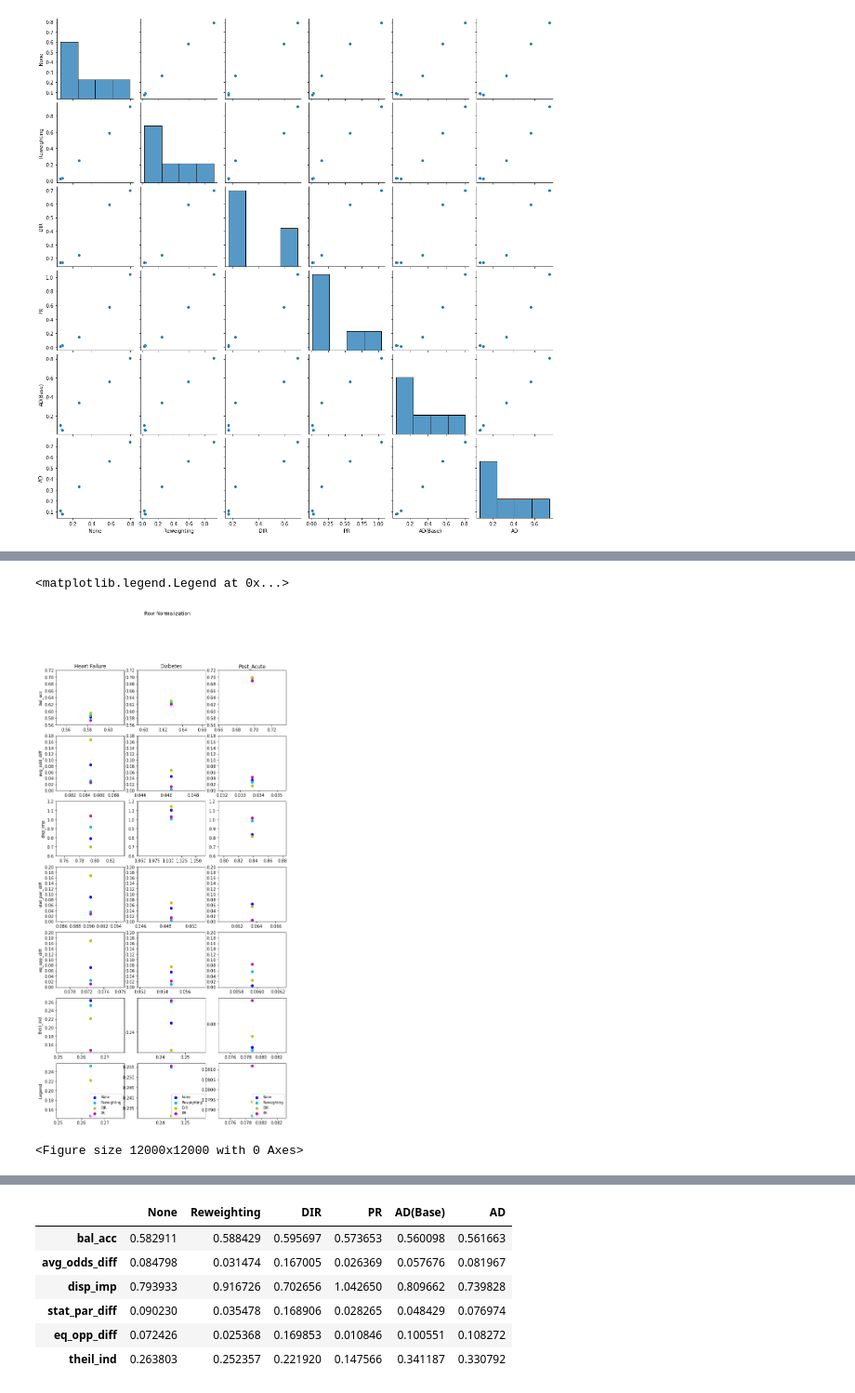
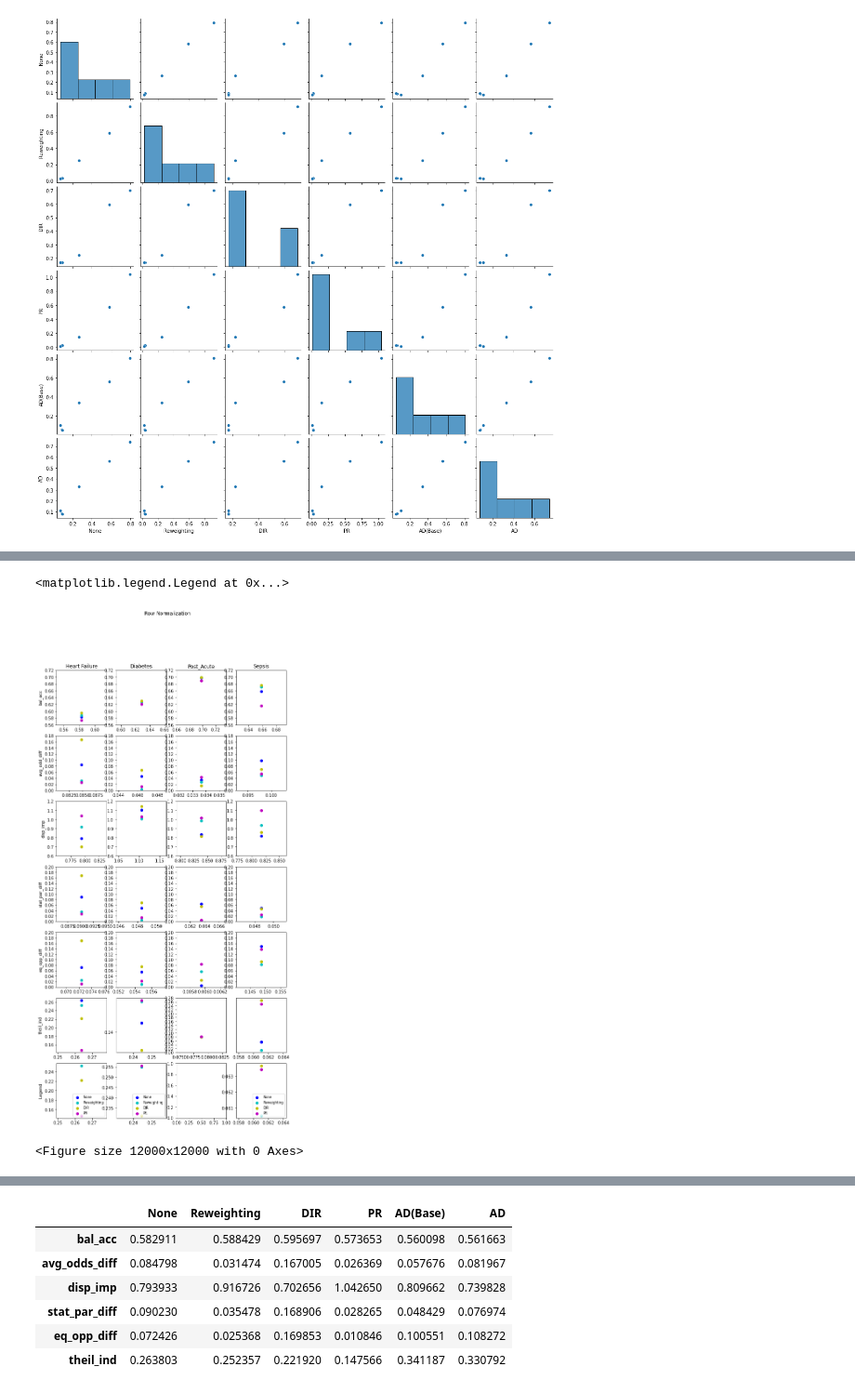
Before and after one commit to sujinjian/BiasMitigationProject, a Jupyter notebook: Main-AnalysisGraphs.ipynb, the cells around one changed output, grey strips where cells are left out. Shown: that part at 93% size. Cells and saved outputs as stored; diff of their text form; code cells hidden in the pictures.

```diff
--- a/Main-AnalysisGraphs.ipynb
+++ b/Main-AnalysisGraphs.ipynb
@@ -14,6 +14,10 @@ display(diabetes)
 print("PostAcute")
 post_acute = pd.read_pickle("PostAcute_Results_Pickle")
 display(post_acute)
+
+print("Sepsis")
+sepsis = pd.read_pickle("Sepsis_Results_Pickle")
+display(sepsis)
 # %% [output]
 Heart Failure
 |  |  | bal_acc | avg_odds_diff | disp_imp | stat_par_diff | eq_opp_diff | theil_ind |
@@ -51,4 +64,8 @@ display(diabetes)
 
 post_acute = post_acute.abs()
 display(post_acute)
+
+
+sepsis = sepsis.abs()
+display(sepsis)
 # %% [output]
@@ -83,7 +108,8 @@ def format_df(df):
     return df
 
 heart_failure = format_df(heart_failure)
-heart_failure
-
 diabetes = format_df(diabetes)
 post_acute = format_df(post_acute)
+sepsis = format_df(sepsis)
+
+sepsis
@@ -321,7 +413,7 @@ ax.legend((None_,Reweight, DIR, PR),("None", "Reweighting", "DIR", "PR"),scatter
 plt.rcParams['figure.figsize'] = (10, 20)
 
 
-fig, axs = plt.subplots(7,3)
+fig, axs = plt.subplots(7,4)
 fig.suptitle('Row Normalization')
 colors = ['b', 'c', 'y', 'm', 'r', 'g']
 fig=plt.figure(figsize=(20,20), dpi= 600, facecolor='w', edgecolor='k')
@@ -554,34 +646,105 @@ ax.set_yticks(r3)
 df_c = df_c1[4:5]
 ax = axs[4,col]
 None_ = ax.scatter(df_c["None"], df_c["None"], color=colors[0])
 Reweight = ax.scatter(df_c["None"], df_c["Reweighting"], color=colors[1])
 DIR = ax.scatter(df_c["None"], df_c["DIR"], color=colors[2])
 PR = ax.scatter(df_c["None"], df_c["PR"], color=colors[3])
 #ax.legend((None_,Reweight, DIR, PR),("None", "Reweighting", "DIR", "PR"),scatterpoints=1,loc='lower right',ncol=1,fontsize=8)
 ax.set_yticks(r4)
 
 
 
 df_c = df_c1[5:6]
 ax = axs[5,col]
 None_ = ax.scatter(df_c["None"], df_c["None"], color=colors[0])
 Reweight = ax.scatter(df_c["None"], df_c["Reweighting"], color=colors[1])
 DIR = ax.scatter(df_c["None"], df_c["DIR"], color=colors[2])
 PR = ax.scatter(df_c["None"], df_c["PR"], color=colors[3])
 #ax.legend((None_,Reweight, DIR, PR),("None", "Reweighting", "DIR", "PR"),scatterpoints=1,loc='lower right',ncol=1,fontsize=8)
 ax.set_yticks(r5)
 
 
 
+#Fourth Column
+
+
+df_c1 = sepsis
+col = 3
+
+df_c = df_c1[0:1]
+ax = axs[0,col]
+None_ = ax.scatter(df_c["None"], df_c["None"], color=colors[0])
+Reweight = ax.scatter(df_c["None"], df_c["Reweighting"], color=colors[1])
+DIR = ax.scatter(df_c["None"], df_c["DIR"], color=colors[2])
+PR = ax.scatter(df_c["None"], df_c["PR"], color=colors[3])
+#ax.legend((None_,Reweight, DIR, PR),("None", "Reweighting", "DIR", "PR"),scatterpoints=1,loc='lower right',ncol=1,fontsize=8)
+ax.title.set_text("Sepsis")
+ax.set_yticks(r0)
+
+
+df_c = df_c1[1:2]
+ax = axs[1,col]
+None_ = ax.scatter(df_c["None"], df_c["None"], color=colors[0])
+Reweight = ax.scatter(df_c["None"], df_c["Reweighting"], color=colors[1])
+DIR = ax.scatter(df_c["None"], df_c["DIR"], color=colors[2])
+PR = ax.scatter(df_c["None"], df_c["PR"], color=colors[3])
+#ax.legend((None_,Reweight, DIR, PR),("None", "Reweighting", "DIR", "PR"),scatterpoints=1,loc='lower right',ncol=1,fontsize=8)
+ax.set_yticks(r1)
+
+
+
+df_c = df_c1[2:3]
+ax = axs[2,col]
+None_ = ax.scatter(df_c["None"], df_c["None"], color=colors[0])
+Reweight = ax.scatter(df_c["None"], df_c["Reweighting"], color=colors[1])
+DIR = ax.scatter(df_c["None"], df_c["DIR"], color=colors[2])
+PR = ax.scatter(df_c["None"], df_c["PR"], color=colors[3])
+#ax.legend((None_,Reweight, DIR, PR),("None", "Reweighting", "DIR", "PR"),scatterpoints=1,loc='lower right',ncol=1,fontsize=8)
+ax.set_yticks(r2)
+
+
+
+df_c = df_c1[3:4]
+ax = axs[3,col]
+None_ = ax.scatter(df_c["None"], df_c["None"], color=colors[0])
+Reweight = ax.scatter(df_c["None"], df_c["Reweighting"], color=colors[1])
+DIR = ax.scatter(df_c["None"], df_c["DIR"], color=colors[2])
+PR = ax.scatter(df_c["None"], df_c["PR"], color=colors[3])
+#ax.legend((None_,Reweight, DIR, PR),("None", "Reweighting", "DIR", "PR"),scatterpoints=1,loc='lower right',ncol=1,fontsize=8)
+ax.set_yticks(r3)
+
+
+df_c = df_c1[4:5]
+ax = axs[4,col]
+None_ = ax.scatter(df_c["None"], df_c["None"], color=colors[0])
+Reweight = ax.scatter(df_c["None"], df_c["Reweighting"], color=colors[1])
+DIR = ax.scatter(df_c["None"], df_c["DIR"], color=colors[2])
+PR = ax.scatter(df_c["None"], df_c["PR"], color=colors[3])
+#ax.legend((None_,Reweight, DIR, PR),("None", "Reweighting", "DIR", "PR"),scatterpoints=1,loc='lower right',ncol=1,fontsize=8)
+ax.set_yticks(r4)
+
+
+
+df_c = df_c1[5:6]
+ax = axs[5,col]
+None_ = ax.scatter(df_c["None"], df_c["None"], color=colors[0])
+Reweight = ax.scatter(df_c["None"], df_c["Reweighting"], color=colors[1])
+DIR = ax.scatter(df_c["None"], df_c["DIR"], color=colors[2])
+PR = ax.scatter(df_c["None"], df_c["PR"], color=colors[3])
+#ax.legend((None_,Reweight, DIR, PR),("None", "Reweighting", "DIR", "PR"),scatterpoints=1,loc='lower right',ncol=1,fontsize=8)
+ax.set_yticks(r5)
+
+
+
 None_ = ax.scatter(df_c["None"], df_c["None"], color=colors[0])
 ax = axs[6,col]
 Reweight = ax.scatter(df_c["None"], df_c["Reweighting"], color=colors[1])
 DIR = ax.scatter(df_c["None"], df_c["DIR"], color=colors[2])
 PR = ax.scatter(df_c["None"], df_c["PR"], color=colors[3])
 ax.legend((None_,Reweight, DIR, PR),("None", "Reweighting", "DIR", "PR"),scatterpoints=1,loc='lower right',ncol=1,fontsize=8)
 # %% [output]
 <matplotlib.legend.Legend at 0x...>
-[figure, old version]
+[figure, new version]
 <Figure size 12000x12000 with 0 Axes>
 # %%
 plt.rcParams['figure.figsize'] = (10, 20)
```
Also changed, not shown: parts of 6 cells of this notebook, 7 other files.
